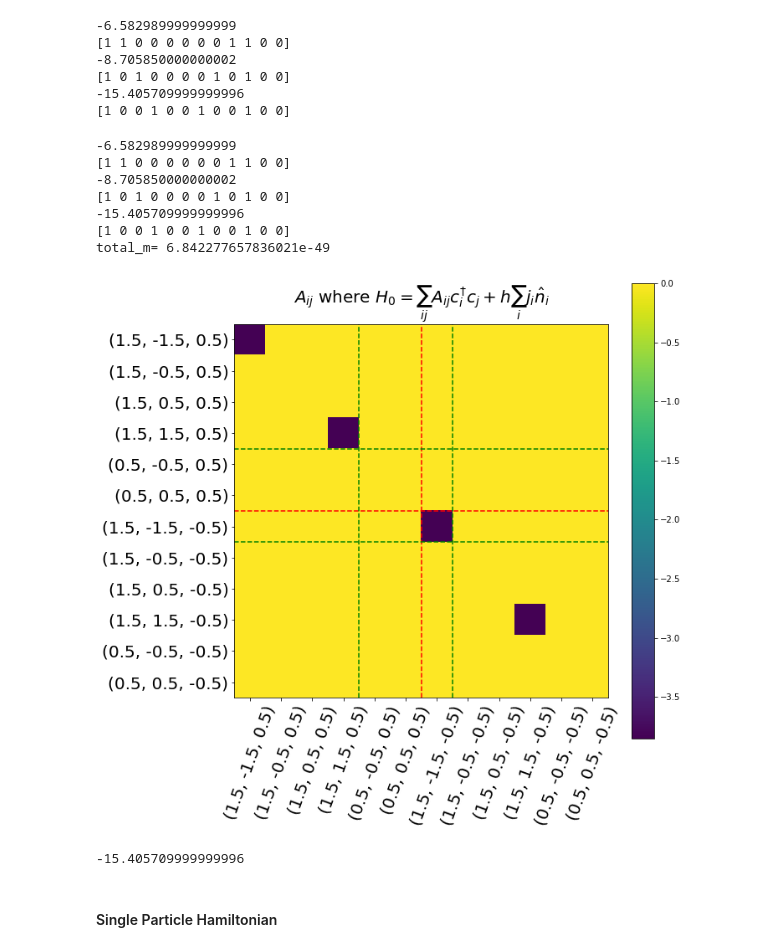
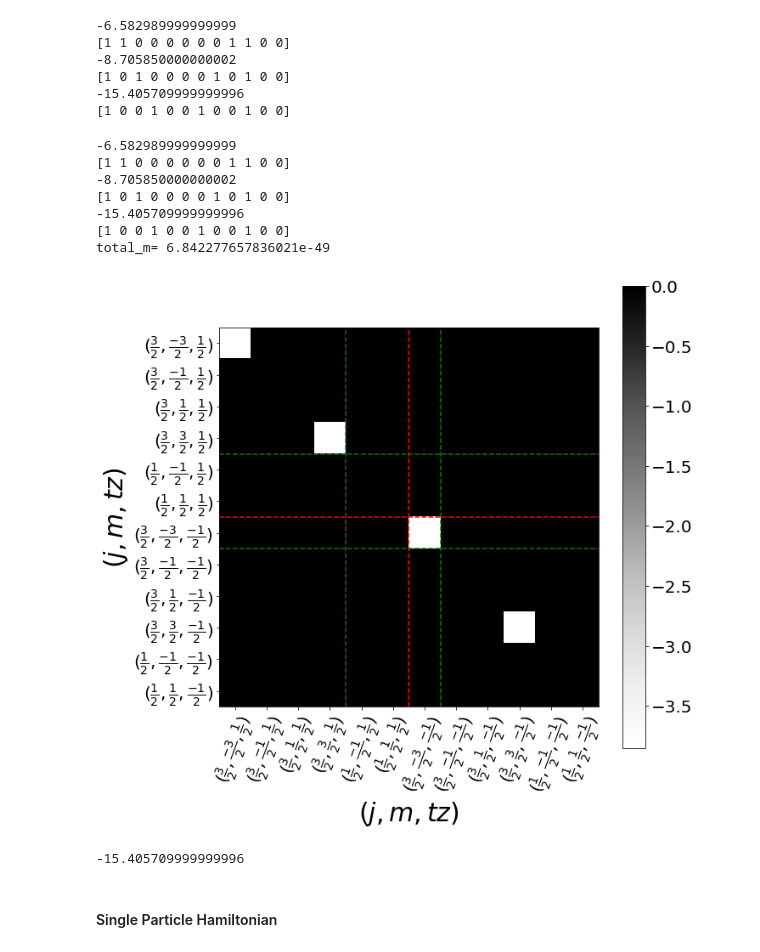
Before and after one commit to emacosta95/QuantumMachineLearningFermions, a Jupyter notebook: DriverHamiltonianCKI.ipynb, the cells around one changed output. Cells and saved outputs as stored; diff of their text form; code cells hidden in the pictures.

```diff
--- a/DriverHamiltonianCKI.ipynb
+++ b/DriverHamiltonianCKI.ipynb
@@ -901,41 +889,66 @@ InitialHamiltonian.get_hamiltonian()
 nlevels=2
 
 es,psis=InitialHamiltonian.get_spectrum(n_states=nlevels)
 einitial=es[0]
 psi_initial=psis[:,0]
 print('total_m=',SPS.compute_m_exp_value(psi=psi_initial,basis=InitialHamiltonian.basis))
 #print('total J^2=',psi_initial.transpose().conjugate() @ Joperator.hamiltonian @ psi_initial)
+print('GS ENERGY=',es[0])
+from fractions import Fraction
+
+# Helper function to convert a float to a LaTeX-formatted fraction
+def format_as_latex_fraction(value):
+    frac = Fraction(value).limit_denominator(10)  # Convert float to fraction
+    if frac.denominator == 1:
+        return rf"{frac.numerator}"  # Integer case
+    else:
+        return rf"\frac{{{frac.numerator}}}{{{frac.denominator}}}"  # Fraction case
+
+# Helper function to convert floats to LaTeX-formatted rational numbers
+def format_triplet_as_latex(triplet):
+    formatted_values = [format_as_latex_fraction(val) for val in triplet]
+    # Join the formatted fractions into a LaTeX triplet
+    return rf"$({formatted_values[0]},{formatted_values[1]},{formatted_values[2]})$"
+
+latex_labels = [(format_triplet_as_latex(x)) for x in label]  # Assuming the first value in the triplet is used for labeling
+
+
+
 plt.figure(figsize=(10,10))
 
-plt.title(r'$A_{ij}$ where $H_0=\sum_{ij}A_{ij} c^{\dagger}_i c_j + h \sum_i j_i \hat{n}_i$',fontsize=20)
-plt.imshow(adj_matrix+np.eye(energies.shape[0])*external_field[None,:])
-plt.xticks(np.arange(diag_m.shape[0]),label,rotation=70)
-plt.yticks(np.arange(diag_m.shape[0]),label)
-plt.colorbar()
-plt.savefig('images/fig4')
+#plt.title(r'$A_{ij}$ where $H_0=\sum_{ij}A_{ij} c^{\dagger}_i c_j + h \sum_i j_i \hat{n}_i$',fontsize=20)
+im=plt.imshow(adj_matrix+np.eye(energies.shape[0])*external_field[None,:],cmap='Greys')
+plt.xticks(np.arange(diag_m.shape[0]),latex_labels,rotation=70)
+plt.yticks(np.arange(diag_m.shape[0]),latex_labels)
+
+#plt.savefig('images/fig4')
 plt.tick_params(which='major',labelsize=20)
 plt.axhline(y=energies.shape[0]//2-0.5,color='red',linestyle='--')
 plt.axvline(x=energies.shape[0]//2-0.5,color='red',linestyle='--')
 
 plt.axhline(y=energies.shape[0]-5.5,color='green',linestyle='--')
 plt.axvline(x=energies.shape[0]-5.5,color='green',linestyle='--')
 
 
 plt.axhline(y=energies.shape[0]-8.5,color='green',linestyle='--')
 plt.axvline(x=energies.shape[0]-8.5,color='green',linestyle='--')
-
+plt.xlabel(r'$(j,m,tz)$',fontsize=30)
+plt.ylabel(r'$(j,m,tz)$',fontsize=30)
+cbar = plt.colorbar(im)
+cbar.ax.tick_params(labelsize=20)
+#cbar.set_label(r'$\hat{H}_D$', fontsize=25)
 plt.show()
 
 print(einitial)
 # %% [output]
 -6.582989999999999
 [1 1 0 0 0 0 0 0 1 1 0 0]
 -8.705850000000002
 [1 0 1 0 0 0 0 1 0 1 0 0]
 -15.405709999999996
 [1 0 0 1 0 0 1 0 0 1 0 0]
 total_m= 6.842277657836021e-49
-[figure, old version]
+[figure, new version]
 -15.405709999999996
 # %% [markdown]
 #### Single Particle Hamiltonian
```
Also changed, not shown: parts of 4 cells of this notebook, 21 other files.
